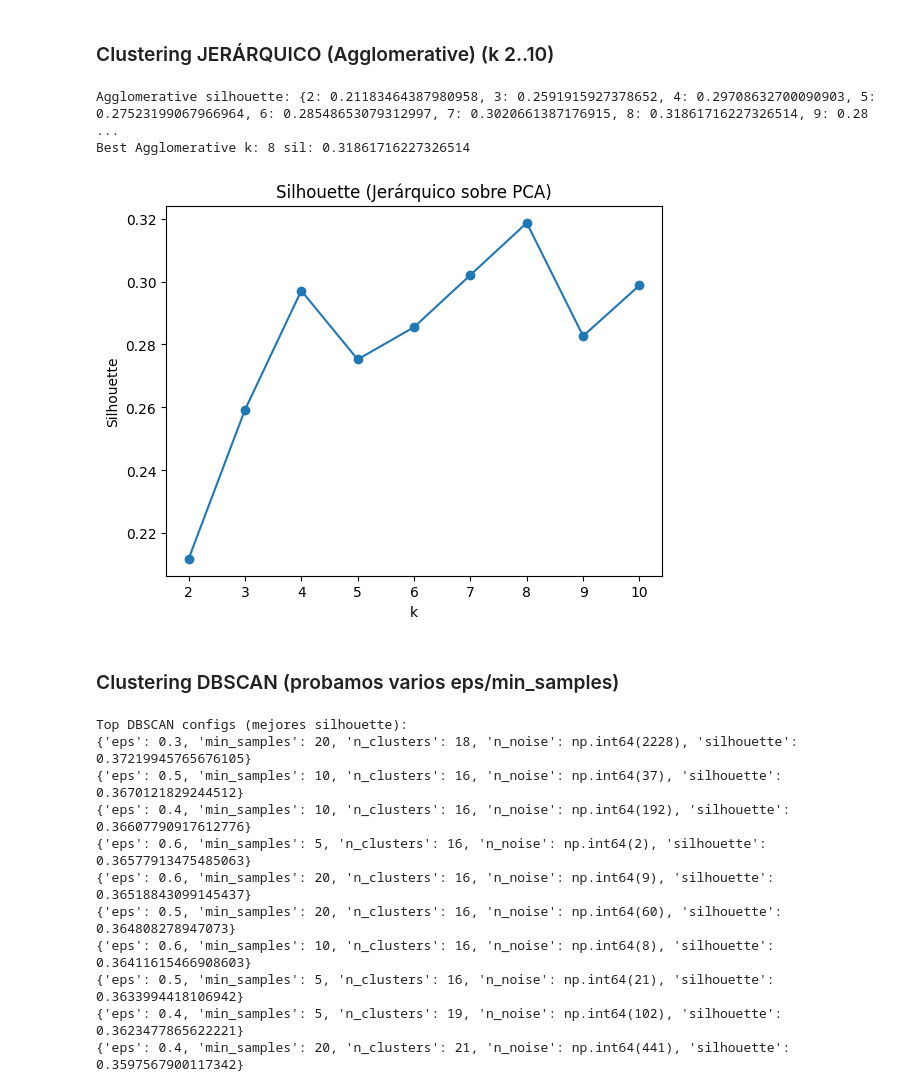
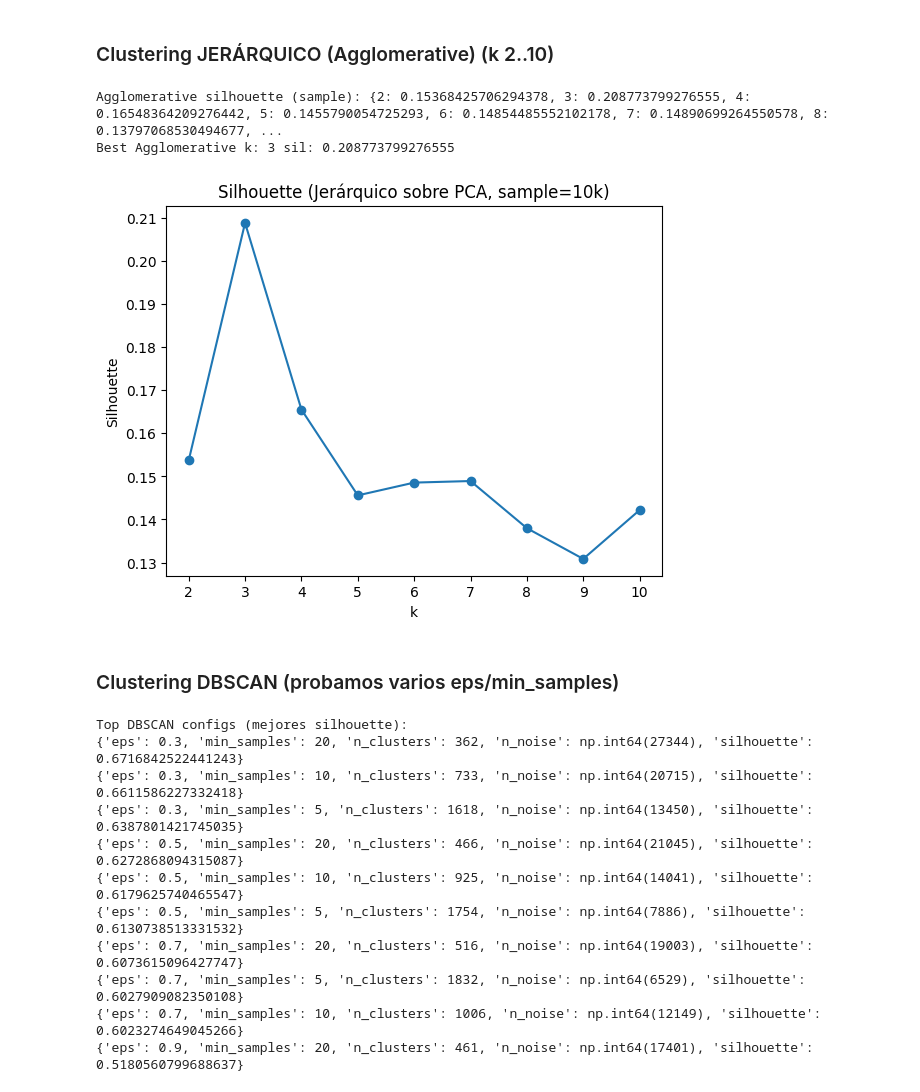
Before and after one commit to javierllorenteMon/RETO_06_VerdeOSCURO, a Jupyter notebook: 07-Clustering.ipynb, the cells around one changed output. Drawn from its saved outputs; the diff is of its cells as text; code cells hidden in the pictures.

Commit message:
Clustering actulizado y generar csv para modelos

```diff
--- a/07-Clustering.ipynb
+++ b/07-Clustering.ipynb
@@ -45,10 +46,11 @@ cols_bin_cluster = [
 ]
 
 # Nos quedamos solo con las que EXISTAN en el df
-cols_finales = [c for c in (cols_num_cluster + cols_bin_cluster) if c in df.columns]
+cols_scale = [c for c in (cols_num_cluster + cols_bin_cluster) if c in df.columns]
 
-df_clustering = df[cols_finales].copy()
+df_clustering = df.copy()
 
-print("Shape clustering:", df_clustering.shape)
-print("Columnas usadas:", df_clustering.columns.tolist())
+print("Shape clustering (incluye dummies):", df_clustering.shape)
+print("Nº columnas a escalar:", len(cols_scale))
+print("Columnas a escalar:", cols_scale)
 # %% [output]
@@ -60,7 +63,7 @@ MinMaxScaler a numericas
 scaler = MinMaxScaler()
 
 df_scaled = df_clustering.copy()
-df_scaled[cols_finales] = scaler.fit_transform(df_scaled[cols_finales])
+df_scaled[cols_scale] = scaler.fit_transform(df_scaled[cols_scale])
 
 print("Shape tras MinMaxScaler:", df_scaled.shape)
 # %% [output]
@@ -104,7 +108,7 @@ Ks = range(2, 11)
 kmeans_sil = {}
 kmeans_inertia = {}
 
-SAMPLE_SIZE = 10000
+SAMPLE_SIZE = 26000
 
 for k in Ks:
     km = KMeans(n_clusters=k, random_state=42, n_init="auto")
@@ -133,29 +137,41 @@ Best KMeans k: 4 sil: 0.29708632700090903
 # %% [markdown]
 ### Clustering JERÁRQUICO (Agglomerative) (k 2..10)
 # %%
+# Usamos muestra para evitar tiempos excesivos
+rng = np.random.RandomState(42)
+SAMPLE_HAC = 26000
+
+idx = rng.choice(X.shape[0], size=min(SAMPLE_HAC, X.shape[0]), replace=False) # ward suele ir bien con euclídea
+X_hac = X[idx]
 
 agg_sil = {}
 for k in Ks:
-    agg = AgglomerativeClustering(n_clusters=k, linkage="ward")  # ward suele ir bien con euclídea
-    labels = agg.fit_predict(X)
-    agg_sil[k] = silhouette_score(X, labels, sample_size=min(SAMPLE_SIZE, X.shape[0]), random_state=42)
+    agg = AgglomerativeClustering(n_clusters=k, linkage="ward")
+    labels = agg.fit_predict(X_hac)
+    agg_sil[k] = silhouette_score(
+        X_hac, labels,
+        sample_size=min(5000, X_hac.shape[0]),
+        random_state=42
+    )
 
-print("Agglomerative silhouette:", agg_sil)
+print("Agglomerative silhouette (sample):", agg_sil)
 best_k_agg = max(agg_sil, key=agg_sil.get)
 print("Best Agglomerative k:", best_k_agg, "sil:", agg_sil[best_k_agg])
 
 plt.figure()
 plt.plot(list(agg_sil.keys()), list(agg_sil.values()), marker="o")
-plt.xlabel("k"); plt.ylabel("Silhouette"); plt.title("Silhouette (Jerárquico sobre PCA)")
+plt.xlabel("k")
+plt.ylabel("Silhouette")
+plt.title("Silhouette (Jerárquico sobre PCA, sample=10k)")
 plt.show()
 # %% [output]
-Agglomerative silhouette: {2: 0.21183464387980958, 3: 0.2591915927378652, 4: 0.29708632700090903, 5: 0.27523199067966964, 6: 0.28548653079312997, 7: 0.3020661387176915, 8: 0.31861716227326514, 9: 0.28 ...
-Best Agglomerative k: 8 sil: 0.31861716227326514
+Agglomerative silhouette (sample): {2: 0.15368425706294378, 3: 0.208773799276555, 4: 0.16548364209276442, 5: 0.1455790054725293, 6: 0.14854485552102178, 7: 0.14890699264550578, 8: 0.13797068530494677, ...
+Best Agglomerative k: 3 sil: 0.208773799276555
-[figure, old version]
+[figure, new version]
 # %% [markdown]
 ### Clustering DBSCAN (probamos varios eps/min_samples)
 # %%
-eps_list = [0.2, 0.3, 0.4, 0.5, 0.6]
+eps_list = [0.3, 0.5, 0.7, 0.9, 1.1]
 min_samples_list = [5, 10, 20]
 
 dbscan_results = []
@@ -196,13 +212,13 @@ for r in dbscan_results_sorted[:10]:
     print(r)
 # %% [output]
 Top DBSCAN configs (mejores silhouette):
-{'eps': 0.3, 'min_samples': 20, 'n_clusters': 18, 'n_noise': np.int64(2228), 'silhouette': 0.37219945765676105}
-{'eps': 0.5, 'min_samples': 10, 'n_clusters': 16, 'n_noise': np.int64(37), 'silhouette': 0.3670121829244512}
-{'eps': 0.4, 'min_samples': 10, 'n_clusters': 16, 'n_noise': np.int64(192), 'silhouette': 0.36607790917612776}
-{'eps': 0.6, 'min_samples': 5, 'n_clusters': 16, 'n_noise': np.int64(2), 'silhouette': 0.36577913475485063}
-{'eps': 0.6, 'min_samples': 20, 'n_clusters': 16, 'n_noise': np.int64(9), 'silhouette': 0.36518843099145437}
-{'eps': 0.5, 'min_samples': 20, 'n_clusters': 16, 'n_noise': np.int64(60), 'silhouette': 0.364808278947073}
-{'eps': 0.6, 'min_samples': 10, 'n_clusters': 16, 'n_noise': np.int64(8), 'silhouette': 0.36411615466908603}
-{'eps': 0.5, 'min_samples': 5, 'n_clusters': 16, 'n_noise': np.int64(21), 'silhouette': 0.3633994418106942}
-{'eps': 0.4, 'min_samples': 5, 'n_clusters': 19, 'n_noise': np.int64(102), 'silhouette': 0.3623477865622221}
-{'eps': 0.4, 'min_samples': 20, 'n_clusters': 21, 'n_noise': np.int64(441), 'silhouette': 0.3597567900117342}
+{'eps': 0.3, 'min_samples': 20, 'n_clusters': 362, 'n_noise': np.int64(27344), 'silhouette': 0.6716842522441243}
+{'eps': 0.3, 'min_samples': 10, 'n_clusters': 733, 'n_noise': np.int64(20715), 'silhouette': 0.6611586227332418}
+{'eps': 0.3, 'min_samples': 5, 'n_clusters': 1618, 'n_noise': np.int64(13450), 'silhouette': 0.6387801421745035}
+{'eps': 0.5, 'min_samples': 20, 'n_clusters': 466, 'n_noise': np.int64(21045), 'silhouette': 0.6272868094315087}
+{'eps': 0.5, 'min_samples': 10, 'n_clusters': 925, 'n_noise': np.int64(14041), 'silhouette': 0.6179625740465547}
+{'eps': 0.5, 'min_samples': 5, 'n_clusters': 1754, 'n_noise': np.int64(7886), 'silhouette': 0.6130738513331532}
+{'eps': 0.7, 'min_samples': 20, 'n_clusters': 516, 'n_noise': np.int64(19003), 'silhouette': 0.6073615096427747}
+{'eps': 0.7, 'min_samples': 5, 'n_clusters': 1832, 'n_noise': np.int64(6529), 'silhouette': 0.6027909082350108}
+{'eps': 0.7, 'min_samples': 10, 'n_clusters': 1006, 'n_noise': np.int64(12149), 'silhouette': 0.6023274649045266}
+{'eps': 0.9, 'min_samples': 20, 'n_clusters': 461, 'n_noise': np.int64(17401), 'silhouette': 0.5180560799688637}
```
Also changed, not shown: parts of 11 cells of this notebook, 1 other file.
